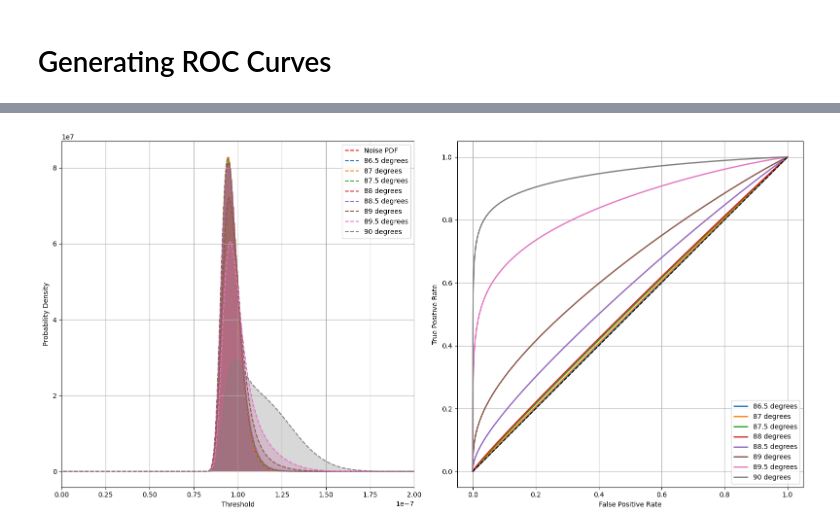
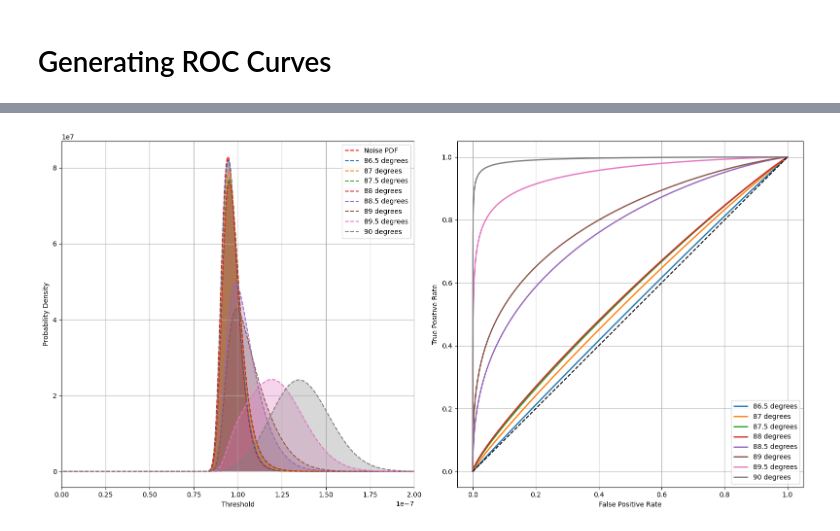
Before and after one commit to QTNM/PowerCutStats, a Jupyter notebook: examples/ROC.ipynb, the cells around one changed output, grey strips where cells are left out. Cells and saved outputs as stored; diff of their text form; code cells hidden in the pictures.

```diff
--- a/examples/ROC.ipynb
+++ b/examples/ROC.ipynb
@@ -296,37 +36,17 @@ plt.show()
 # %%
-# Generate example distributions
-def calculate_signal_cdf(vals, tau, loc, FFT_peaks, Nsamp):
-
-    rice_cdf = np.ones(len(vals))
-    for peak in FFT_peaks:
-        rice_cdf *= scipy.stats.rice.cdf(vals, b=abs(peak)/np.sqrt(tau/2), loc=loc, scale=np.sqrt(tau/2))
-
-    cdf = rice_cdf * (1-np.exp(-(vals**2)/tau)) ** (Nsamp-FFT_peaks.size)
-
-    pdf = np.gradient(signal_cdf, vals[1]-vals[0])
-
-    return cdf, pdf
-
-def calculate_noise_cdf(vals, tau, Nsamp):
-    ray_cdf = (1-np.exp(-(vals**2)/tau)) ** Nsamp
-    ray_pdf = np.gradient(ray_cdf, vals[1]-vals[0])
-
-    return ray_cdf, ray_pdf
-
-
 from scipy import stats
 
 threshold = np.linspace(1e-9, 9e-6, 20001)
+x = threshold
 
-
-noise_pdf = calculate_noise_cdf(threshold, tau_1f, Nsamp)[1]
-# signal_pdf = calculate_signal_cdf(threshold, tau_1f, 0, peaks, Nsamp)[1]
-# signal86p5 = calculate_signal_cdf(threshold, tau_1f, 0, peaks1, Nsamp)[1]
+noise_pdf = calculate_noise_dists(threshold, tau_1f, Nsamp)[1]
+# signal_pdf = calculate_signal_dists(threshold, tau_1f, 0, peaks, Nsamp)[1]
+# signal86p5 = calculate_signal_dists(threshold, tau_1f, 0, peaks1, Nsamp)[1]
 
 # Calculate CDFs
-noise_cdf = calculate_noise_cdf(threshold, tau_1f, Nsamp)[0]
-# signal_cdf = calculate_signal_cdf(threshold, tau_1f, 0, peaks, Nsamp)[0]
-# signal_cdf86p5 = calculate_signal_cdf(threshold, tau_1f, 0, peaks1, Nsamp)[0]
+noise_cdf = calculate_noise_dists(threshold, tau_1f, Nsamp)[0]
+# signal_cdf = calculate_signal_dists(threshold, tau_1f, 0, peaks, Nsamp)[0]
+# signal_cdf86p5 = calculate_signal_dists(threshold, tau_1f, 0, peaks1, Nsamp)[0]
 
 # Calculate ROC points (FPR = 1-specificity, TPR = sensitivity)
 fpr = 1 - noise_cdf  # false positive rate
@@ -355,18 +75,29 @@ aucs = []
 
 for i, file_name in enumerate(file_list):
 
-    signal_strings, attributes, attrs_container = get_attributes(file_name)
+    # signal_strings, attributes, attrs_container = get_attributes(file_name)
     signal = get_signal(file_name, 'signal1') # One polarisation
     signal_FFT = np.fft.fft(signal, norm='forward')
 
-    signal_max = np.max(abs(signal_FFT))
-    signal_max_index = np.argmax(abs(signal_FFT))
-    complex_signal_max = signal_FFT[signal_max_index]
+    # signal_maximums = signal_FFT[signal_FFT > 1e-8]
+    # peaks = np.array(signal_maximums)
 
+    # print(peaks)
 
-    peaks = np.array([complex_signal_max])
+    # signal_max_index = np.argmax(abs(signal_FFT))
+    # complex_signal_max = signal_FFT[signal_max_index]
 
-    signal_cdf, signal_pdf = calculate_signal_cdf(threshold, tau_1f, 0, peaks, Nsamp)
+    pks = get_signal_peaks(signal, 1e-8)
+
+    # print(peaks)
+
+    rice_cdf = np.ones(20001)
+    for peak in pks:
+        rice_cdf *= scipy.stats.rice.cdf(x, b=abs(peak)/np.sqrt(tau_1f/2), loc=0, scale=np.sqrt(tau_1f/2))
+
+    signal_cdf = rice_cdf * (1-np.exp(-(x**2)/tau_1f)) ** (Nsamp-pks.size)
+
+    signal_pdf = np.gradient(signal_cdf, x[1]-x[0])
 
 
     tpr = 1 - signal_cdf  # true positive rate
@@ -374,31 +105,32 @@ for i, file_name in enumerate(file_list):
     signal_label = str(harmonic_angles[i]) + ' degrees'
 
     ax1.plot(threshold, signal_pdf, '--', label=signal_label)
     ax1.fill_between(threshold, signal_pdf, alpha=0.3)
     # Plot ROC curve
 
     roc_label = str(harmonic_angles[i]) + ' degrees'
 
     ax2.plot(fpr, tpr, '-', linewidth=2, label=roc_label)
     auc = abs(np.trapz(tpr, fpr))
     aucs.append(auc)
 
 
 ax1.set_xlabel('Threshold')
 ax1.set_ylabel('Probability Density')
 ax1.legend()
 ax1.set_xlim(0, 0.2e-6)
 ax1.grid(True)
 
 
 ax2.plot([0, 1], [0, 1], 'k--')  # random guess line
 ax2.set_xlabel('False Positive Rate')
 ax2.set_ylabel('True Positive Rate')
 ax2.grid(True)
 ax2.set_aspect('equal')
 ax2.legend()
 
 plt.tight_layout()
+plt.savefig('harmonic_roc.png')
 plt.show()
 # %% [output]
-[figure, old version]
+[figure, new version]
```
Also changed, not shown: parts of 15 cells of this notebook, 4 other files.
